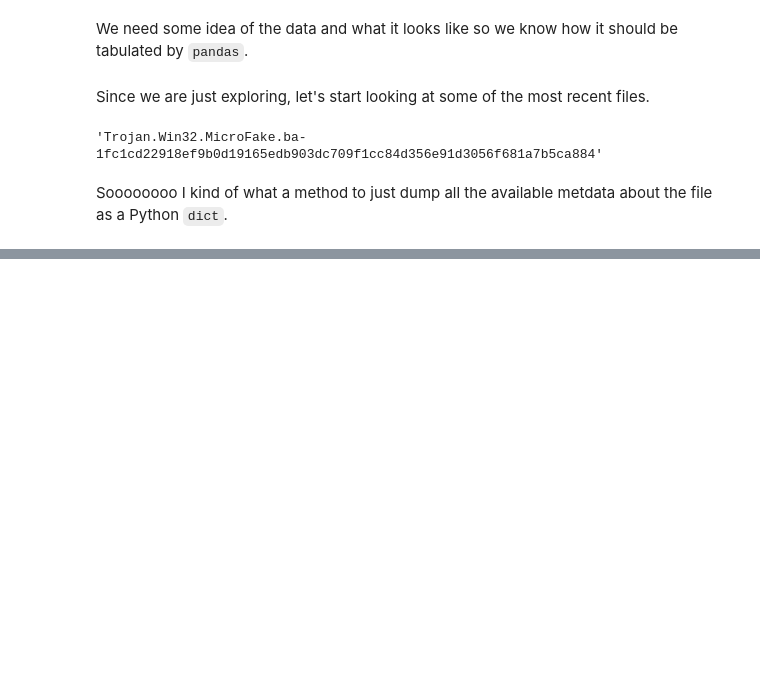
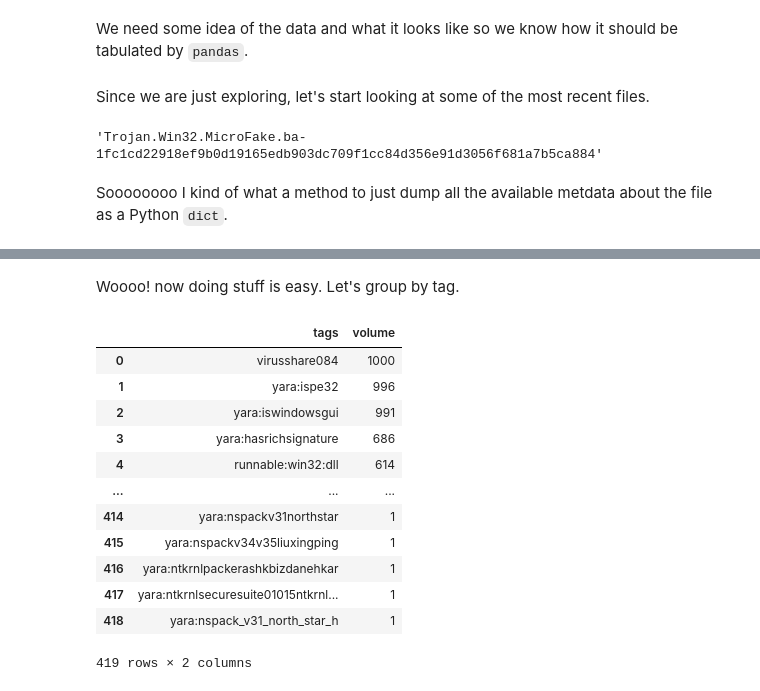
Before and after one commit to backchannelinc/vxdb-notebooks, a Jupyter notebook: 0_Exploring_VXDB.ipynb, the cells around one changed output, grey strips where cells are left out. Saved outputs shown, nothing was run; the diff lists cells and outputs as text; code cells hidden in the pictures; blank space fills up the shorter version.

```diff
--- a/0_Exploring_VXDB.ipynb
+++ b/0_Exploring_VXDB.ipynb
@@ -79,0 +105,3 @@ sample_info(most_recent_file)['analyses'][0].id
+# %%
+QUERY = '''upload_time:["2022-07-19 00:00" TO "2022-07-27 00:00"]'''
+result = vx.search_files(QUERY)
@@ -79,0 +179,19 @@ sample_info(most_recent_file)['analyses'][0].id
+# %% [markdown]
+Woooo! now doing stuff is easy. Let's group by tag.
+# %%
+df_group_by_tag = df.groupby('tags').size().sort_values(ascending=False).reset_index(name='volume')
+df_group_by_tag
+# %% [output]
+|  | tags | volume |
+| 0 | virusshare084 | 1000 |
+| 1 | yara:ispe32 | 996 |
+| 2 | yara:iswindowsgui | 991 |
+| 3 | yara:hasrichsignature | 686 |
+| 4 | runnable:win32:dll | 614 |
+| ... | ... | ... |
+| 414 | yara:nspackv31northstar | 1 |
+| 415 | yara:nspackv34v35liuxingping | 1 |
+| 416 | yara:ntkrnlpackerashkbizdanehkar | 1 |
+| 417 | yara:ntkrnlsecuresuite01015ntkrnl... | 1 |
+| 418 | yara:nspack_v31_north_star_h | 1 |
+419 rows × 2 columns
```
Also changed, not shown: parts of 22 cells of this notebook.
